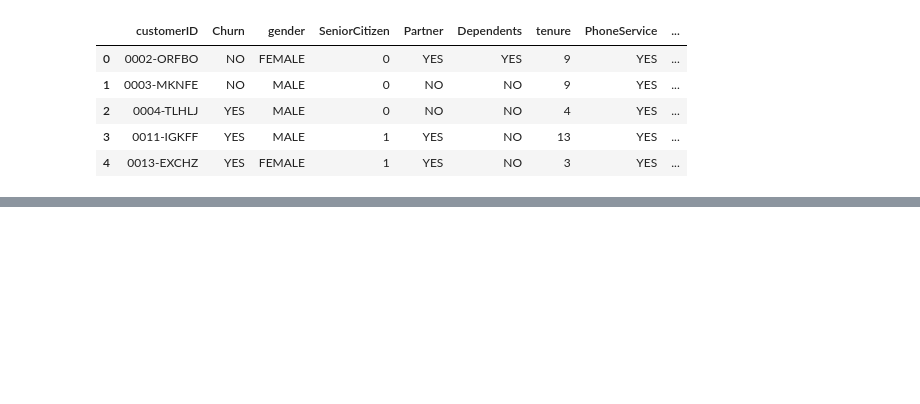
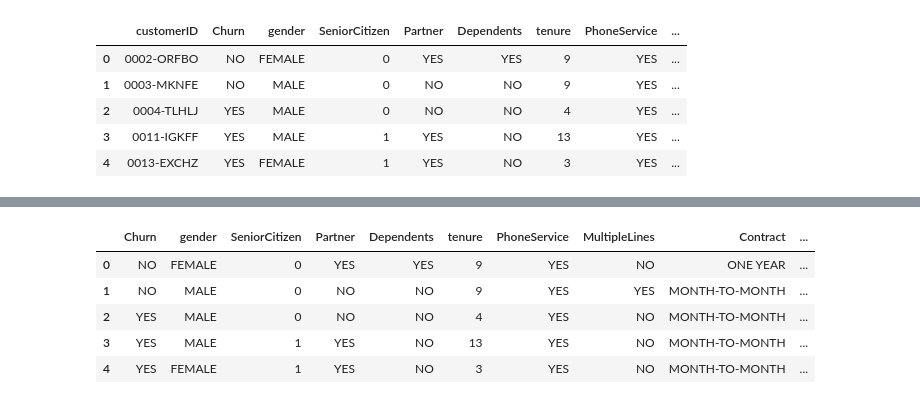
Before and after one commit to Marlucben/Challenge-ONE-Data-Science-Telecom-X-parte-2, a Jupyter notebook: Challenge_parte_2.ipynb, the cells around one changed output, grey strips where cells are left out. Saved outputs shown, nothing was run; the diff lists cells and outputs as text; code cells hidden in the pictures; blank space fills up the shorter version.

```diff
--- a/Challenge_parte_2.ipynb
+++ b/Challenge_parte_2.ipynb
@@ -6,8 +6,8 @@
 import pandas as pd
 import numpy as np
 url = 'https://raw.githubusercontent.com/Marlucben/Challenge-ONE-Data-Science-Telecom-X-parte-2/refs/heads/main/df_nuevo.json'
-df = pd.read_json(url , orient="records", lines=True)
-df.head()
+df_nuevo = pd.read_json(url , orient="records", lines=True)
+df_nuevo.head()
 # %% [output]
 |  | customerID | Churn | gender | SeniorCitizen | Partner | Dependents | tenure | PhoneService | ... |
 | 0 | 0002-ORFBO | NO | FEMALE | 0 | YES | YES | 9 | YES | ... |
@@ -17,0 +20,10 @@ df.head()
+# %%
+df_nuevo = df_nuevo.drop(columns=["customerID"])
+df_nuevo.head()
+# %% [output]
+|  | Churn | gender | SeniorCitizen | Partner | Dependents | tenure | PhoneService | MultipleLines | Contract | ... |
+| 0 | NO | FEMALE | 0 | YES | YES | 9 | YES | NO | ONE YEAR | ... |
+| 1 | NO | MALE | 0 | NO | NO | 9 | YES | YES | MONTH-TO-MONTH | ... |
+| 2 | YES | MALE | 0 | NO | NO | 4 | YES | NO | MONTH-TO-MONTH | ... |
+| 3 | YES | MALE | 1 | YES | NO | 13 | YES | NO | MONTH-TO-MONTH | ... |
+| 4 | YES | FEMALE | 1 | YES | NO | 3 | YES | NO | MONTH-TO-MONTH | ... |
```
Also changed, not shown: parts of 6 cells of this notebook.
